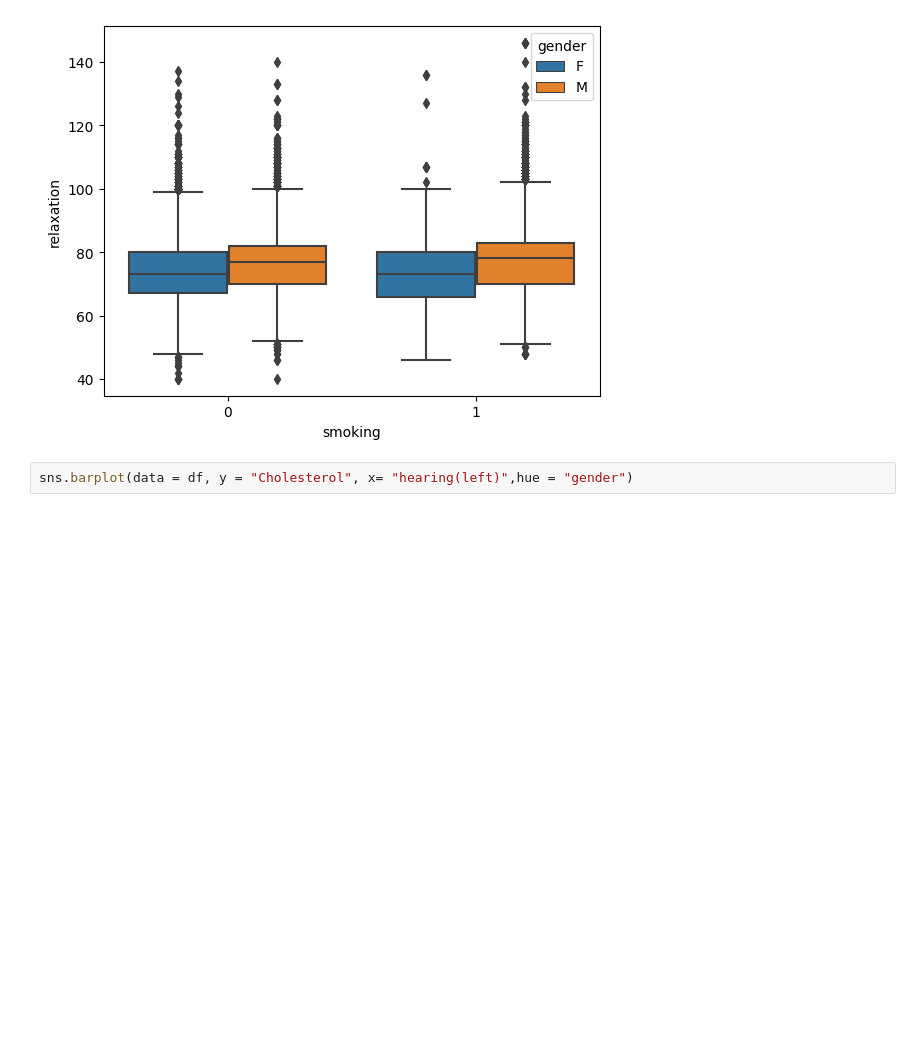
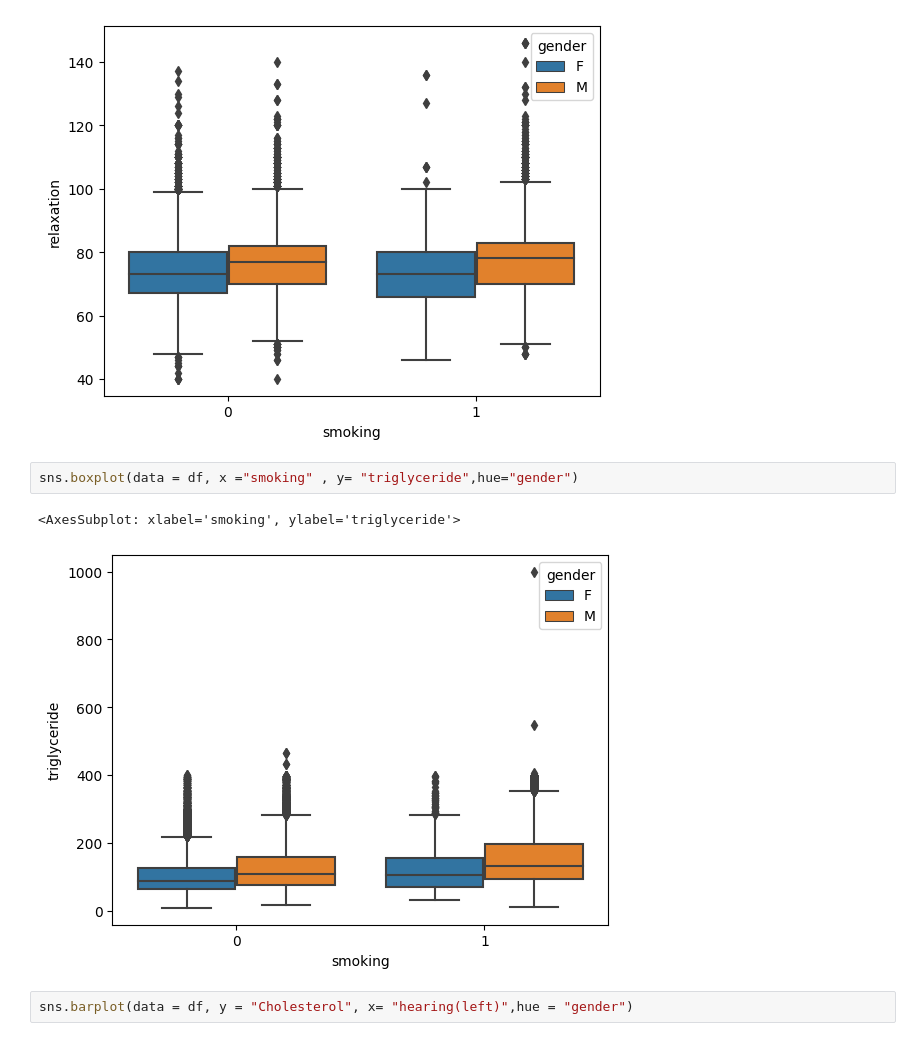
Before and after one commit to Renga1999/Data_Mining_Project_Body_Signal_due_to_smoking, a Jupyter notebook: Team2_python_project.ipynb, the cells around one changed output. Cells and saved outputs as stored; diff of their text form; blank space fills up the shorter version.

```diff
--- a/Team2_python_project.ipynb
+++ b/Team2_python_project.ipynb
@@ -192,6 +192,11 @@ sns.boxplot(data = df, x ="smoking" , y= "relaxation",hue="gender")
 # %% [output]
 <AxesSubplot: xlabel='smoking', ylabel='relaxation'>
 [figure]
+# %%
+sns.boxplot(data = df, x ="smoking" , y= "triglyceride",hue="gender")
+# %% [output]
+<AxesSubplot: xlabel='smoking', ylabel='triglyceride'>
+[figure, added]
 # %%
 sns.barplot(data = df, y = "Cholesterol", x= "hearing(left)",hue = "gender")
 # %% [output]
```
Also changed, not shown: parts of 1 cell of this notebook, 1 other file.
